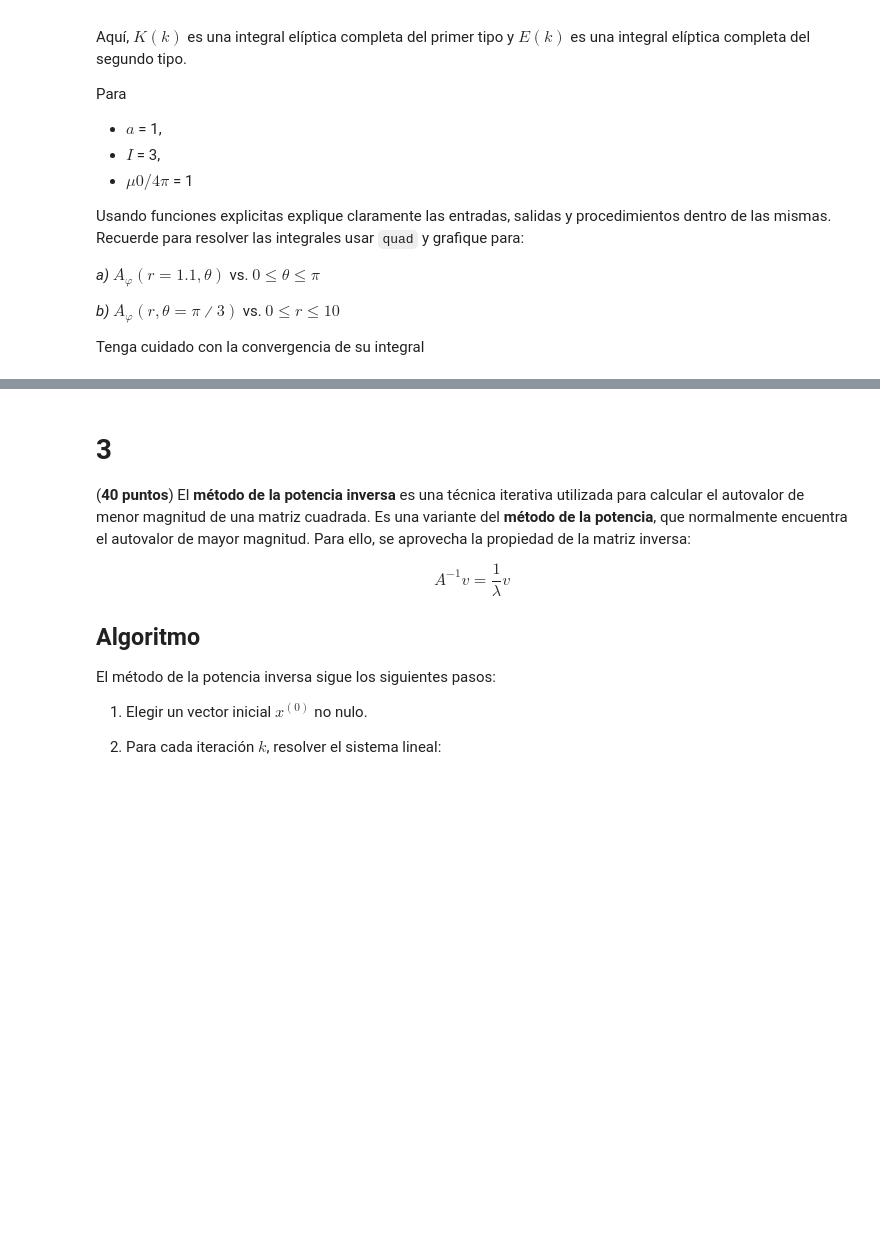
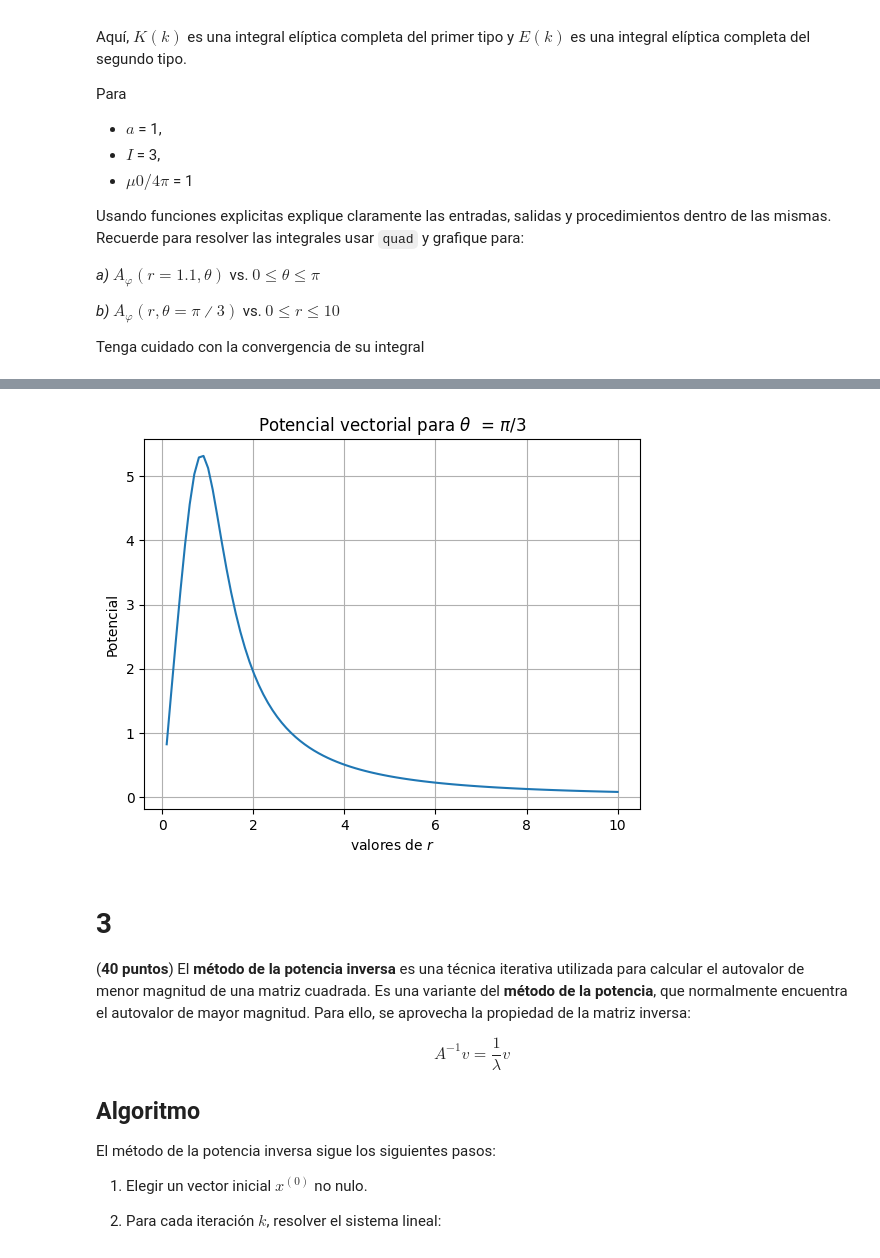
Before and after one commit to hernansalinas/CursoMetodosComputacionales, a Jupyter notebook: Students/Jaramillo_075/Parciales/Parcial2_Integrales_Matrices.ipynb, the cells around one changed output, grey strips where cells are left out. Saved outputs shown, nothing was run; the diff lists cells and outputs as text; code cells hidden in the pictures; blank space fills up the shorter version.

```diff
--- a/Students/Jaramillo_075/Parciales/Parcial2_Integrales_Matrices.ipynb
+++ b/Students/Jaramillo_075/Parciales/Parcial2_Integrales_Matrices.ipynb
@@ -168,3 +180,18 @@ plt.plot(values, values1)
+# %%
+r = np.linspace(0, 10 - 1e-10, 100)
+values2 = np.zeros(100)
+
+for i in range(len(r)):
+    values2[i] = A(r[i], np.pi/3)
+
+plt.plot(r, values2)
+plt.grid()
+plt.title(r'Potencial vectorial para $\theta$  = $\pi/3$')
+plt.xlabel(r'valores de $r$')
+plt.ylabel('Potencial')
+plt.show()
+# %% [output]
+[figure, added]
 # %% [markdown]
 # 3
 
```
Also changed, not shown: parts of 10 cells of this notebook.
